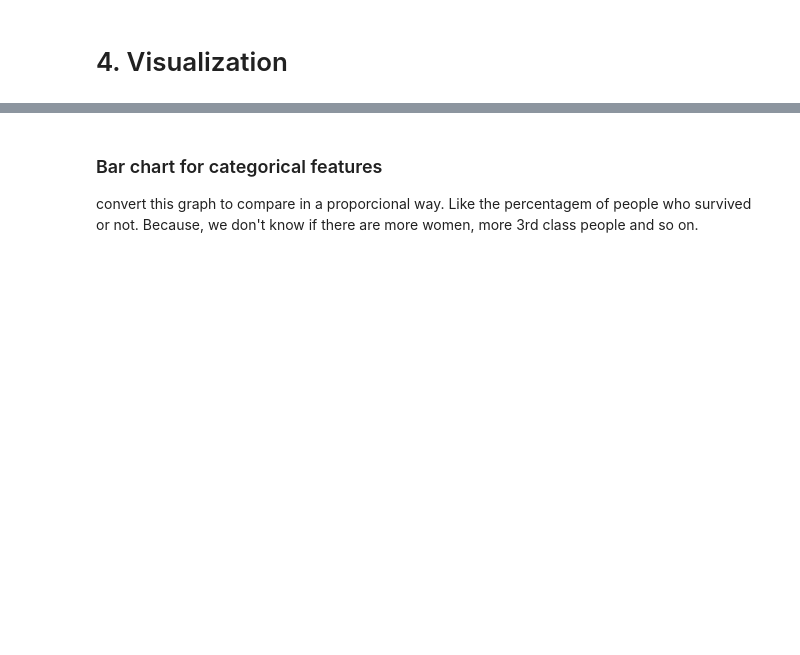
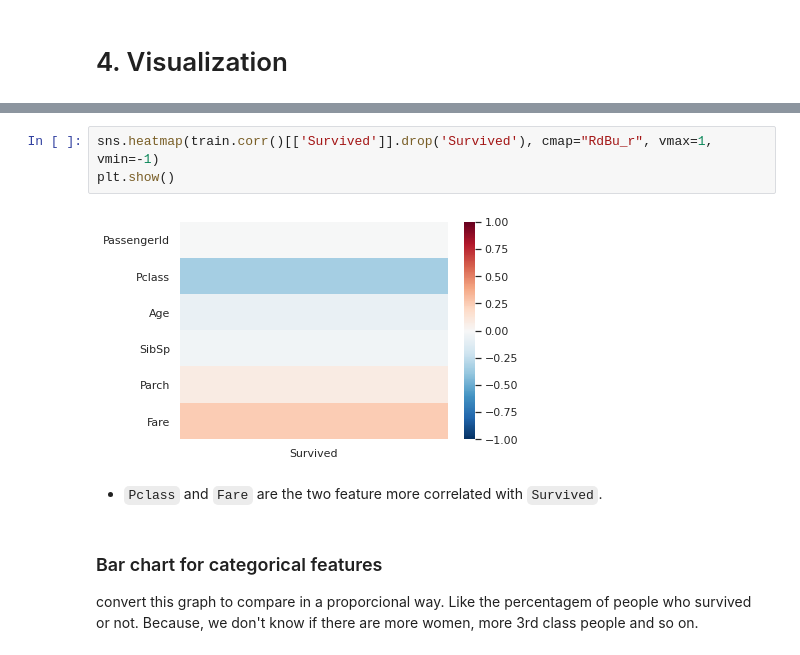
Before and after one commit to gabrielatrindade/ml-playground, a Jupyter notebook: projects/titanic/titanic.ipynb, the cells around one changed output, grey strips where cells are left out. Drawn from its saved outputs; the diff is of its cells as text; blank space fills up the shorter version.

```diff
--- a/projects/titanic/titanic.ipynb
+++ b/projects/titanic/titanic.ipynb
@@ -143,3 +179,10 @@ dtype: int64
+# %%
+sns.heatmap(train.corr()[['Survived']].drop('Survived'), cmap="RdBu_r", vmax=1, vmin=-1)
+plt.show()
+# %% [output]
+[figure, added]
+# %% [markdown]
+- `Pclass` and `Fare` are the two feature more correlated with `Survived`.
 # %% [markdown]
 ### Bar chart for categorical features
 
```
Also changed, not shown: parts of 35 cells of this notebook.
